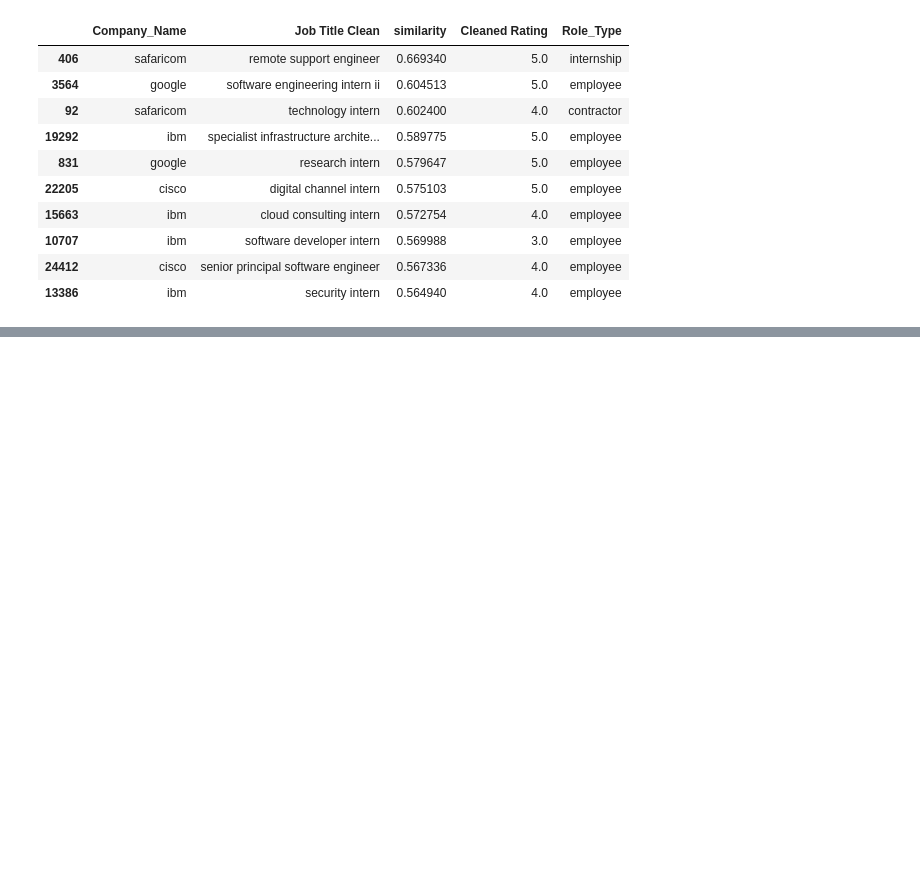
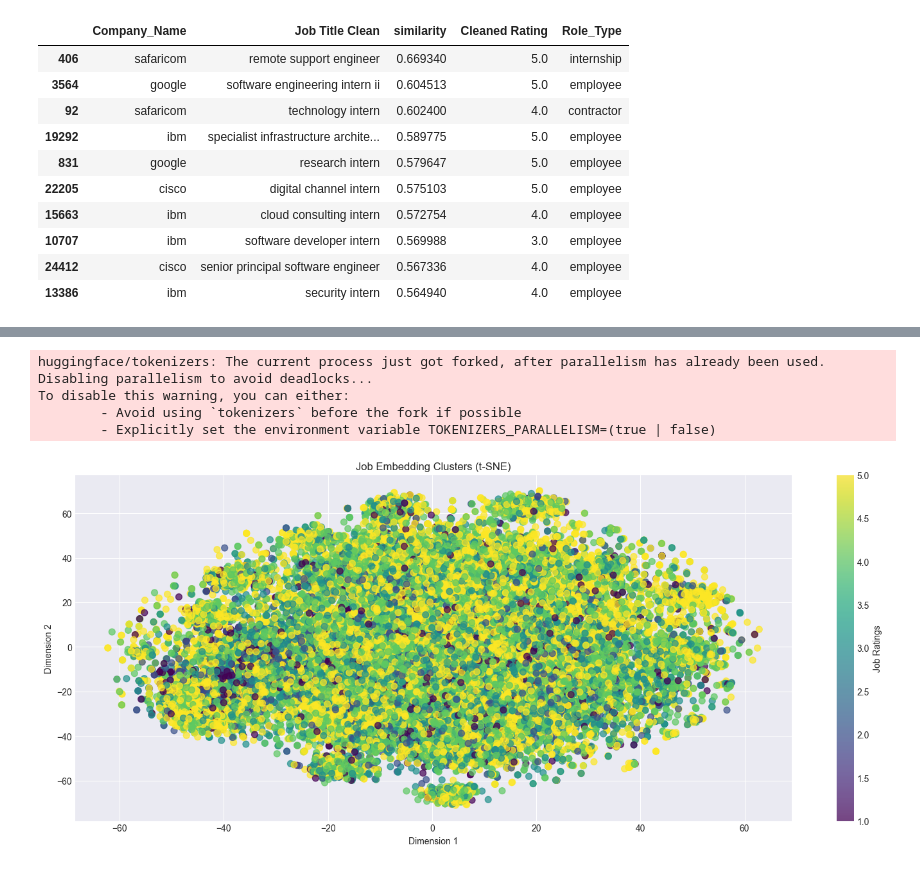
Before and after one commit to Brian342/mergeDataset, a Jupyter notebook: Reviews Project.ipynb, the cells around one changed output, grey strips where cells are left out. Cells and saved outputs as stored; diff of their text form; code cells hidden in the pictures; blank space fills up the shorter version.

```diff
--- a/Reviews Project.ipynb
+++ b/Reviews Project.ipynb
@@ -384,8 +388,22 @@ data2_cleaned.columns
 # %%
 # visualization of the model using t-sne clusters
 tsne = TSNE(n_components=2, random_state=42, perplexity=30, learning_rate=200)
 job_embeddings_2d = tsne.fit_transform(job_embeddings)
 data2_cleaned['x'] = job_embeddings_2d[:, 0]
 data2_cleaned['y'] = job_embeddings_2d[:, 1]
 
-#
+#plot
+plt.figure(figsize=(18, 7))
+plt.style.use('seaborn-v0_8-darkgrid')
+plt.scatter(data2_cleaned['x'], data2_cleaned['y'], c=data2_cleaned['Cleaned Rating'], cmap='viridis', s=50, alpha=.7)
+plt.colorbar(label="Job Ratings")
+plt.title('Job Embedding Clusters (t-SNE)')
+plt.xlabel('Dimension 1')
+plt.ylabel('Dimension 2')
+plt.show()
+# %% [output]
+huggingface/tokenizers: The current process just got forked, after parallelism has already been used. Disabling parallelism to avoid deadlocks...
+To disable this warning, you can either:
+        - Avoid using `tokenizers` before the fork if possible
+        - Explicitly set the environment variable TOKENIZERS_PARALLELISM=(true | false)
+[figure, added]
```
Also changed, not shown: parts of 5 cells of this notebook.
